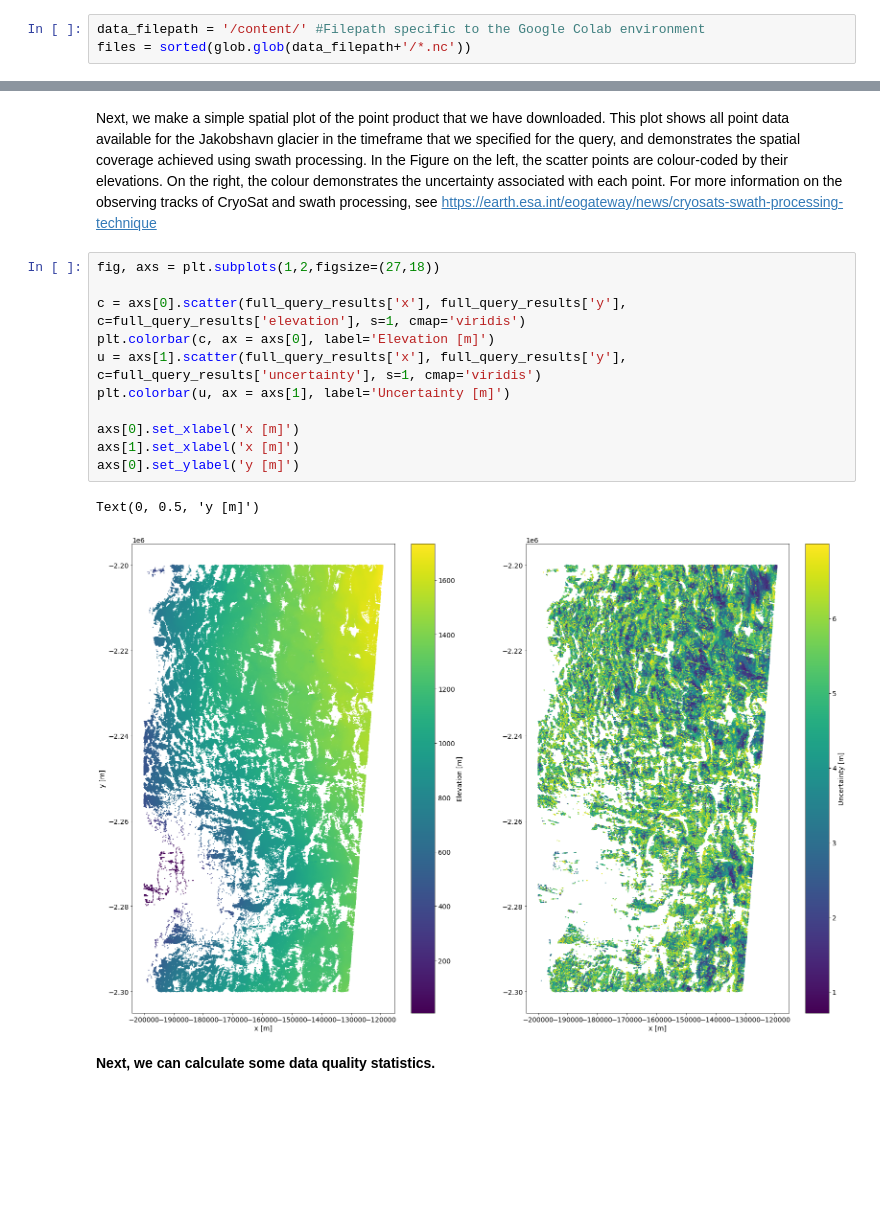
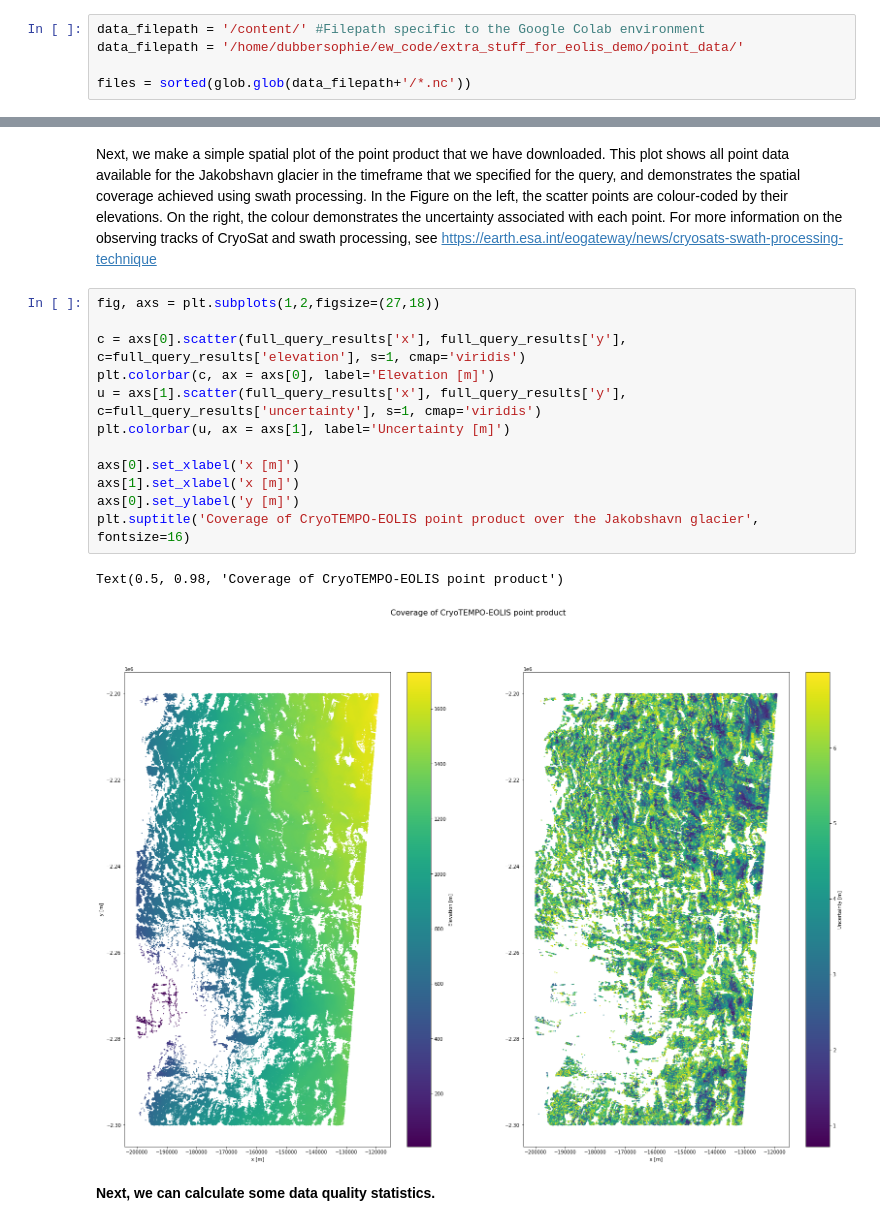
Before and after one commit to earthwave/eolis_demo_notebooks, a Jupyter notebook: cryotempo_eolis_download_plot_point_data.ipynb, the cells around one changed output, grey strips where cells are left out. Saved outputs shown, nothing was run; the diff lists cells and outputs as text; blank space fills up the shorter version.

Commit message:
Added extra logos and plot headings

```diff
--- a/cryotempo_eolis_download_plot_point_data.ipynb
+++ b/cryotempo_eolis_download_plot_point_data.ipynb
@@ -109,6 +109,8 @@ Exiting FTP.
 If you have downloaded the notebook onto your local machine, you will need to edit the filepath below to point to the location of the downloaded data. We will then locate and store the names of each of the point data files. The point data is stored in *netcdf* files, which have the suffix '.nc'.
 # %%
 data_filepath = '/content/' #Filepath specific to the Google Colab environment
+data_filepath = '/home/dubbersophie/ew_code/extra_stuff_for_eolis_demo/point_data/'
+
 files = sorted(glob.glob(data_filepath+'/*.nc'))
 # %% [markdown]
 <strong>Now that the files containing the data have been located, we will load the data that they contain into python, one file at a time.</strong>
@@ -171,17 +173,18 @@ Next, we make a simple spatial plot of the point product that we have downloaded
 # %%
 fig, axs = plt.subplots(1,2,figsize=(27,18))
 
 c = axs[0].scatter(full_query_results['x'], full_query_results['y'], c=full_query_results['elevation'], s=1, cmap='viridis')
 plt.colorbar(c, ax = axs[0], label='Elevation [m]')
 u = axs[1].scatter(full_query_results['x'], full_query_results['y'], c=full_query_results['uncertainty'], s=1, cmap='viridis')
 plt.colorbar(u, ax = axs[1], label='Uncertainty [m]')
 
 axs[0].set_xlabel('x [m]')
 axs[1].set_xlabel('x [m]')
 axs[0].set_ylabel('y [m]')
+plt.suptitle('Coverage of CryoTEMPO-EOLIS point product over the Jakobshavn glacier', fontsize=16)
 # %% [output]
-Text(0, 0.5, 'y [m]')
+Text(0.5, 0.98, 'Coverage of CryoTEMPO-EOLIS point product')
-[figure, old version]
+[figure, new version]
 # %% [markdown]
 <strong> Next, we can calculate some data quality statistics. </strong>
 # %% [markdown]
```
Also changed, not shown: parts of 3 cells of this notebook, 4 other files.
